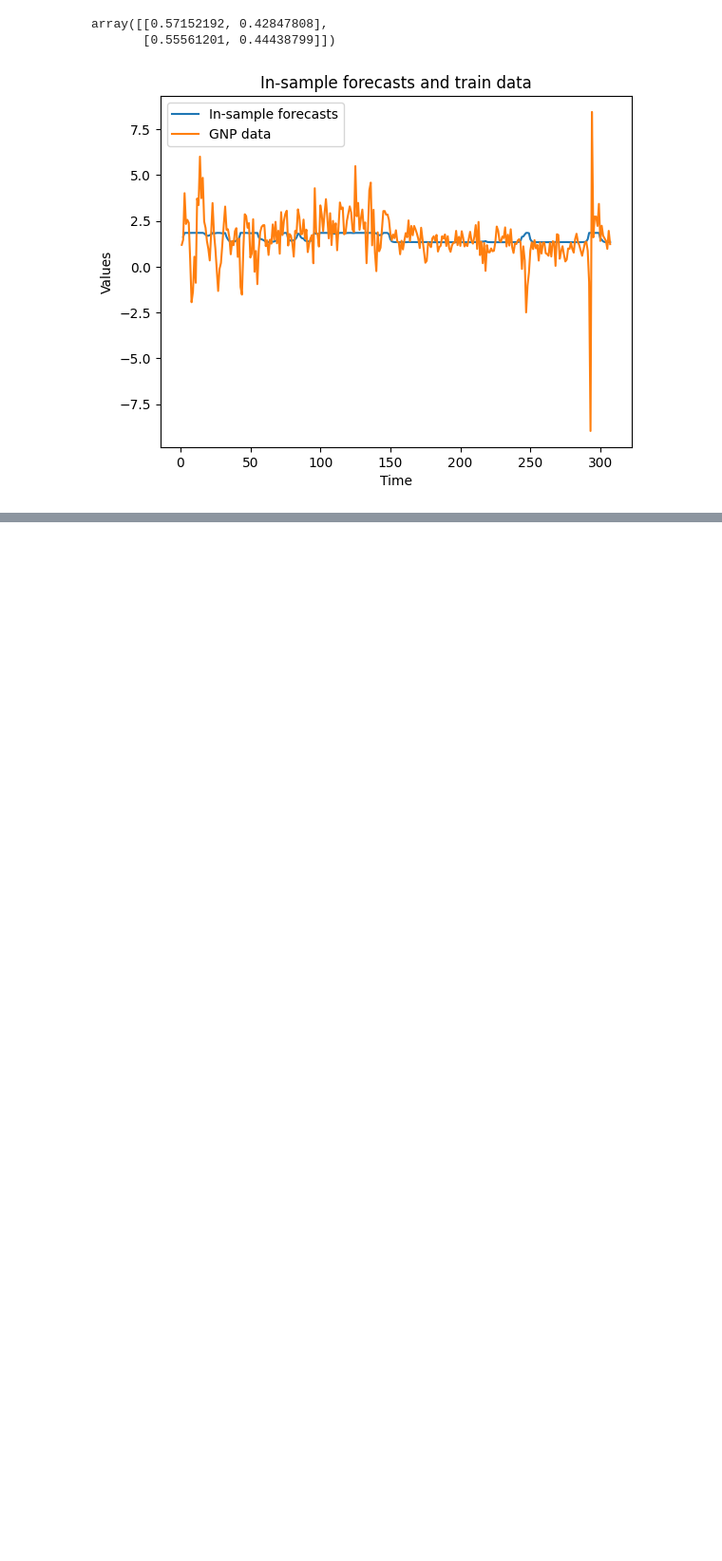
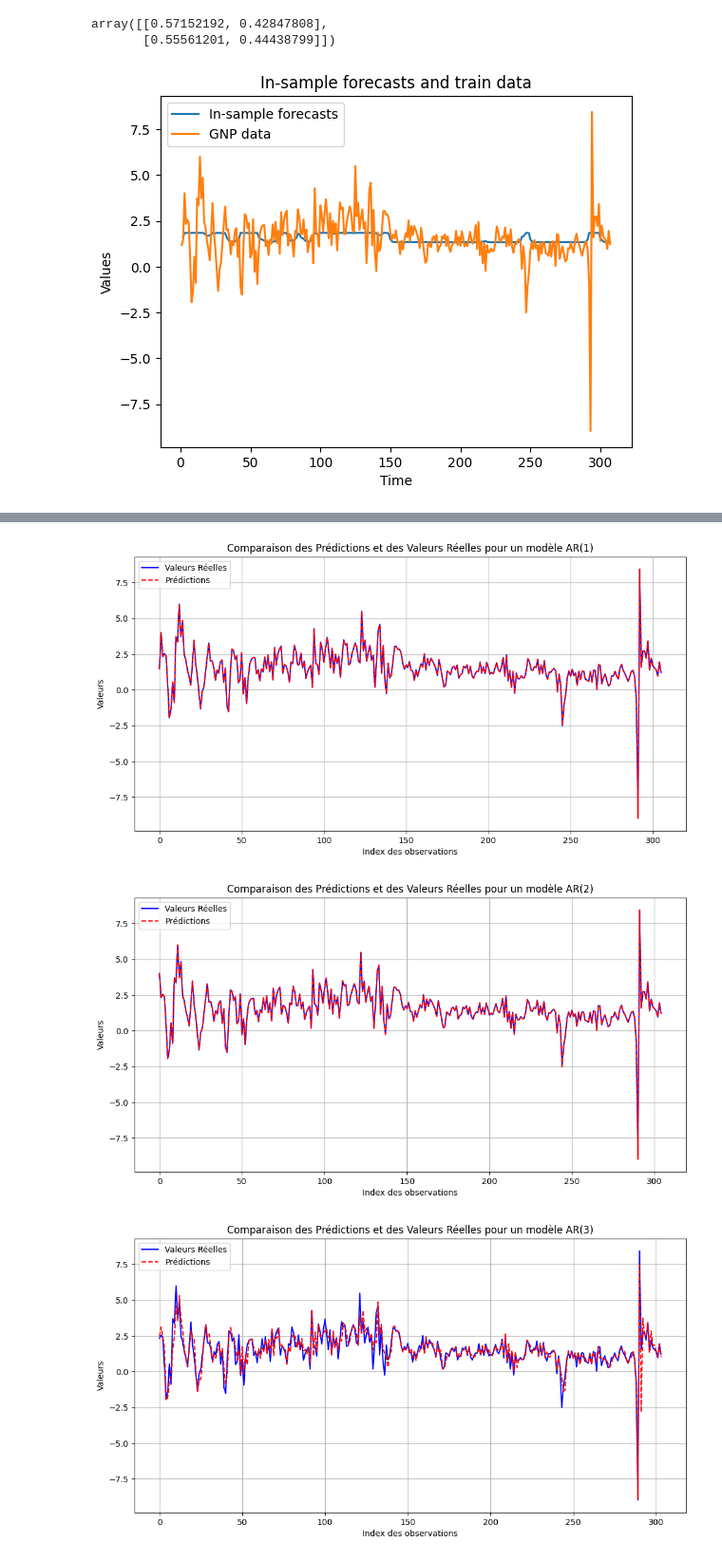
Before and after one commit to AxelFritz2/Optimal-Forecasts-from-Markov-Switching-Models, a Jupyter notebook: Data_analysis.ipynb, the cells around one changed output, grey strips where cells are left out. Shown at 95% size. Saved outputs shown, nothing was run; the diff lists cells and outputs as text; code cells hidden in the pictures; blank space fills up the shorter version.

```diff
--- a/Data_analysis.ipynb
+++ b/Data_analysis.ipynb
@@ -227,0 +265,41 @@ plt.show()
+# %%
+import pandas as pd
+import statsmodels.api as sm
+import matplotlib.pyplot as plt
+
+# Fonction pour créer un modèle AR(P) avec un ordre P donné
+def create_ar_model(df, p):
+    df.sort_values(by='DATE', inplace=True)
+    results_list = []
+    predictions_list = []
+    for i in range(len(df) - p):
+        df_base = df.iloc[i:i+p+1]
+        X = df_base['GR_GNP'].shift(1).dropna()
+        y = df_base['GR_GNP'].iloc[1:]
+        X = sm.add_constant(X)
+        model = sm.OLS(y, X).fit()
+        predictions = model.predict(X)
+        predictions_list.extend(predictions[-1:])  # Ajouter seulement la dernière prédiction
+        coefficients = pd.DataFrame(data={'Variable': X.columns, 'Coefficient': model.params.values})
+        coefficients['Start_Date'] = df_base['DATE'].iloc[0]
+        coefficients['End_Date'] = df_base['DATE'].iloc[-1]
+        results_list.append(coefficients)
+    final_results = pd.concat(results_list, ignore_index=True)
+    real_values = df['GR_GNP'].iloc[p:].reset_index(drop=True)
+
+    plt.figure(figsize=(12, 6))
+    plt.plot(real_values.index, real_values, label='Valeurs Réelles', color='blue')
+    plt.plot(real_values.index, predictions_list, label='Prédictions', color='red', linestyle='--')
+    plt.xlabel('Index des observations')
+    plt.ylabel('Valeurs')
+    plt.title(f'Comparaison des Prédictions et des Valeurs Réelles pour un modèle AR({p})')
+    plt.legend()
+    plt.grid(True)
+    plt.show()
+
+for i in range(1,10):
+    create_ar_model(df, i)
+# %% [output]
+[figure, added]
+[figure, added]
+[figure, added]
```
Also changed, not shown: parts of 7 cells of this notebook.
